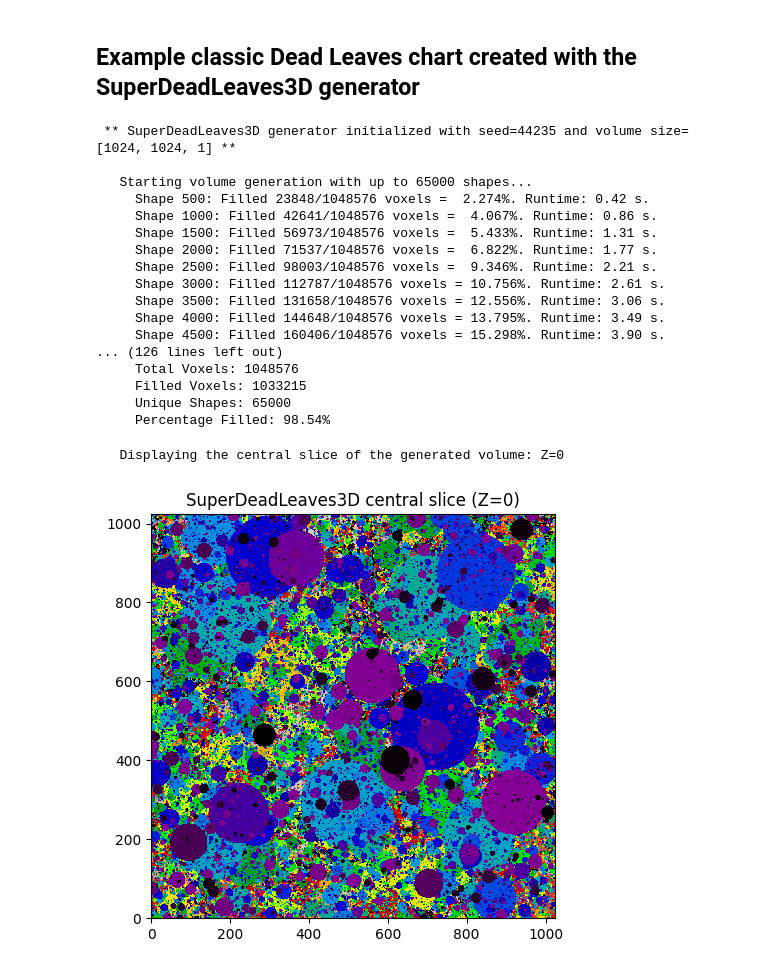
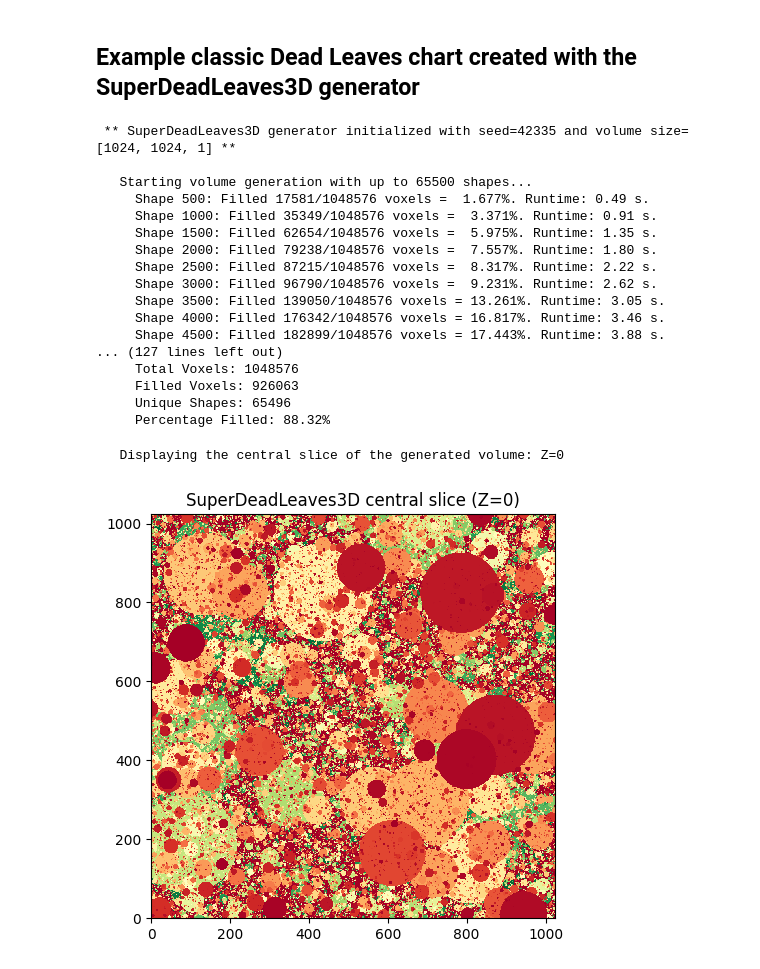
Before and after one commit to DIDSR/SuperDeadLeaves, a Jupyter notebook: SuperDeadLeaves3D.ipynb, the cells around one changed output. Drawn from its saved outputs; the diff is of its cells as text; code cells hidden in the pictures.

```diff
--- a/SuperDeadLeaves3D.ipynb
+++ b/SuperDeadLeaves3D.ipynb
@@ -181,10 +182,10 @@ vol_size = [1024, 1024, 1]
 seed = np.random.randint(1e4, 1e5)  # Use None for a random initialization
 print(f"\n ** SuperDeadLeaves3D generator initialized with seed={seed} and volume size={vol_size} **\n")
 
-SDL3D = SuperDeadLeaves3D(vol_size, seed=seed, m_range1=[0,0], m_range2=[0,0], rmin=0.00125, rmax=0.125, PowerLawExp=3, num_shape_samples=1)
+SDL3D = SuperDeadLeaves3D(vol_size, seed=seed, m_range1=[0,0], m_range2=[0,0], rmin=0.001, rmax=0.15, PowerLawExp=3, num_shape_samples=1)
 
 # Step 3: Generate the volume
-max_shapes = 65000
+max_shapes = 65500
 print(f"   Starting volume generation with up to {max_shapes} shapes...")
 start_time = time.time()  # Record start time
 
@@ -210,33 +211,33 @@ print(  f"     Filled Voxels: {filled_voxels}")
 print(  f"     Unique Shapes: {unique_shapes}")
 print(  f"     Percentage Filled: {filled_voxels / total_voxels * 100:.2f}%")
 # %% [output]
- ** SuperDeadLeaves3D generator initialized with seed=44235 and volume size=[1024, 1024, 1] **
+ ** SuperDeadLeaves3D generator initialized with seed=42335 and volume size=[1024, 1024, 1] **
 
-   Starting volume generation with up to 65000 shapes...
-     Shape 500: Filled 23848/1048576 voxels =  2.274%. Runtime: 0.42 s.
-     Shape 1000: Filled 42641/1048576 voxels =  4.067%. Runtime: 0.86 s.
-     Shape 1500: Filled 56973/1048576 voxels =  5.433%. Runtime: 1.31 s.
-     Shape 2000: Filled 71537/1048576 voxels =  6.822%. Runtime: 1.77 s.
-     Shape 2500: Filled 98003/1048576 voxels =  9.346%. Runtime: 2.21 s.
-     Shape 3000: Filled 112787/1048576 voxels = 10.756%. Runtime: 2.61 s.
-     Shape 3500: Filled 131658/1048576 voxels = 12.556%. Runtime: 3.06 s.
-     Shape 4000: Filled 144648/1048576 voxels = 13.795%. Runtime: 3.49 s.
-     Shape 4500: Filled 160406/1048576 voxels = 15.298%. Runtime: 3.90 s.
-... (126 lines left out)
+   Starting volume generation with up to 65500 shapes...
+     Shape 500: Filled 17581/1048576 voxels =  1.677%. Runtime: 0.49 s.
+     Shape 1000: Filled 35349/1048576 voxels =  3.371%. Runtime: 0.91 s.
+     Shape 1500: Filled 62654/1048576 voxels =  5.975%. Runtime: 1.35 s.
+     Shape 2000: Filled 79238/1048576 voxels =  7.557%. Runtime: 1.80 s.
+     Shape 2500: Filled 87215/1048576 voxels =  8.317%. Runtime: 2.22 s.
+     Shape 3000: Filled 96790/1048576 voxels =  9.231%. Runtime: 2.62 s.
+     Shape 3500: Filled 139050/1048576 voxels = 13.261%. Runtime: 3.05 s.
+     Shape 4000: Filled 176342/1048576 voxels = 16.817%. Runtime: 3.46 s.
+     Shape 4500: Filled 182899/1048576 voxels = 17.443%. Runtime: 3.88 s.
+... (127 lines left out)
      Total Voxels: 1048576
-     Filled Voxels: 1033215
-     Unique Shapes: 65000
-     Percentage Filled: 98.54%
+     Filled Voxels: 926063
+     Unique Shapes: 65496
+     Percentage Filled: 88.32%
 # %%
 # Step 6: Display the central Z slice
 mid_slice = vol_size[2] // 2  # Middle slice index along Z-axis
 print(f"\n   Displaying the central slice of the generated volume: Z={mid_slice}")
 plt.figure()
-plt.imshow(volume[:, :, mid_slice], cmap='nipy_spectral', origin='lower', interpolation='nearest')
+plt.imshow(volume[:, :, mid_slice], cmap='RdYlGn', origin='lower', interpolation='nearest')
 plt.title(f"SuperDeadLeaves3D central slice (Z={mid_slice})")
 # plt.colorbar(label="Voxel value")
 plt.tight_layout()
 plt.show()
 # %% [output]
    Displaying the central slice of the generated volume: Z=0
-[figure, old version]
+[figure, new version]
```
Also changed, not shown: parts of 7 cells of this notebook, 3 other files.
